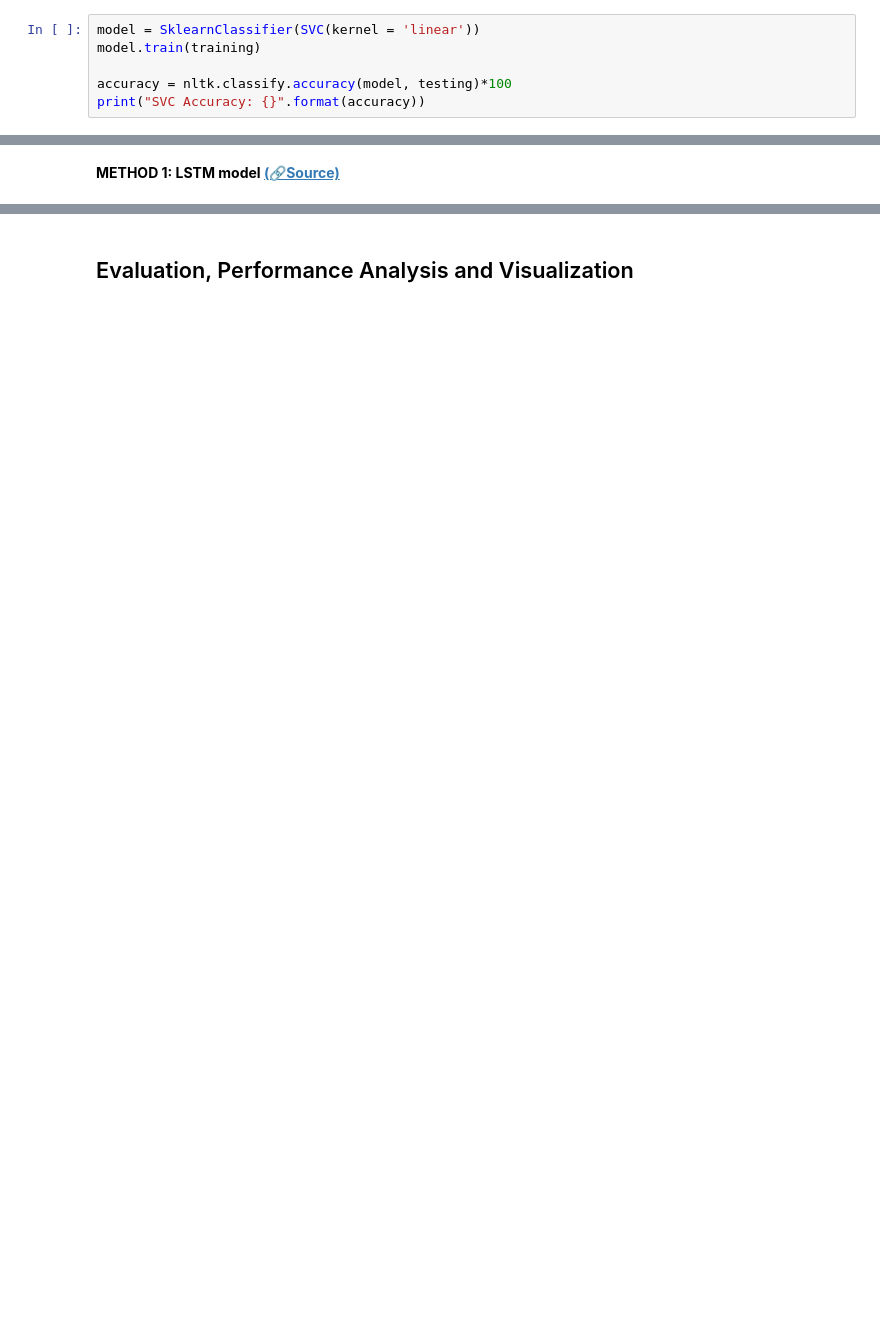
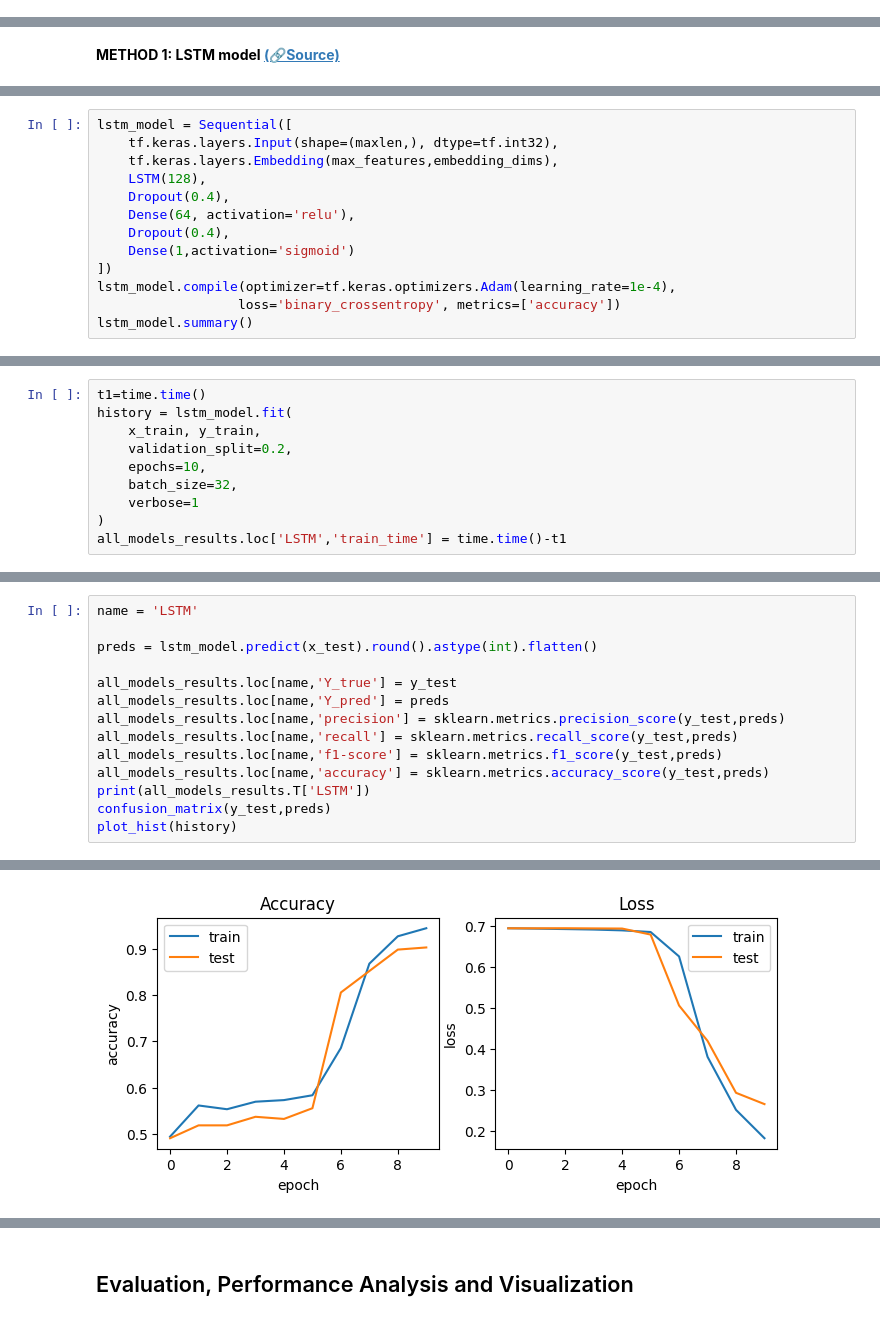
Before and after one commit to pbozoglou/Sentiment-Analysis-applied-in-the-hospitality-domain, a Jupyter notebook: app/main.ipynb, the cells around one changed output, grey strips where cells are left out. Saved outputs shown, nothing was run; the diff lists cells and outputs as text; blank space fills up the shorter version.

```diff
--- a/app/main.ipynb
+++ b/app/main.ipynb
@@ -232,8 +265,2 @@ print(len(testing))
 # %% [markdown]
 ## Baseline Model Development
-# %%
-model = SklearnClassifier(SVC(kernel = 'linear'))
-model.train(training)
-
-accuracy = nltk.classify.accuracy(model, testing)*100
-print("SVC Accuracy: {}".format(accuracy))
@@ -800,0 +349,13 @@ weighted avg       0.91      0.91      0.91       102
+# %%
+lstm_model = Sequential([
+    tf.keras.layers.Input(shape=(maxlen,), dtype=tf.int32),
+    tf.keras.layers.Embedding(max_features,embedding_dims),
+    LSTM(128),
+    Dropout(0.4),
+    Dense(64, activation='relu'),
+    Dropout(0.4),
+    Dense(1,activation='sigmoid')
+])
+lstm_model.compile(optimizer=tf.keras.optimizers.Adam(learning_rate=1e-4),
+                  loss='binary_crossentropy', metrics=['accuracy'])
+lstm_model.summary()
@@ -800,0 +384,10 @@ weighted avg       0.91      0.91      0.91       102
+# %%
+t1=time.time()
+history = lstm_model.fit(
+    x_train, y_train,
+    validation_split=0.2,
+    epochs=10,
+    batch_size=32,
+    verbose=1
+)
+all_models_results.loc['LSTM','train_time'] = time.time()-t1
@@ -800,0 +421,15 @@ weighted avg       0.91      0.91      0.91       102
+# %%
+name = 'LSTM'
+
+preds = lstm_model.predict(x_test).round().astype(int).flatten()
+
+all_models_results.loc[name,'Y_true'] = y_test
+all_models_results.loc[name,'Y_pred'] = preds
+all_models_results.loc[name,'precision'] = sklearn.metrics.precision_score(y_test,preds)
+all_models_results.loc[name,'recall'] = sklearn.metrics.recall_score(y_test,preds)
+all_models_results.loc[name,'f1-score'] = sklearn.metrics.f1_score(y_test,preds)
+all_models_results.loc[name,'accuracy'] = sklearn.metrics.accuracy_score(y_test,preds)
+print(all_models_results.T['LSTM'])
+confusion_matrix(y_test,preds)
+plot_hist(history)
+# %% [output]
@@ -800,0 +445 @@ weighted avg       0.91      0.91      0.91       102
+[figure, added]
```
Also changed, not shown: parts of 137 cells of this notebook, 2 other files.
